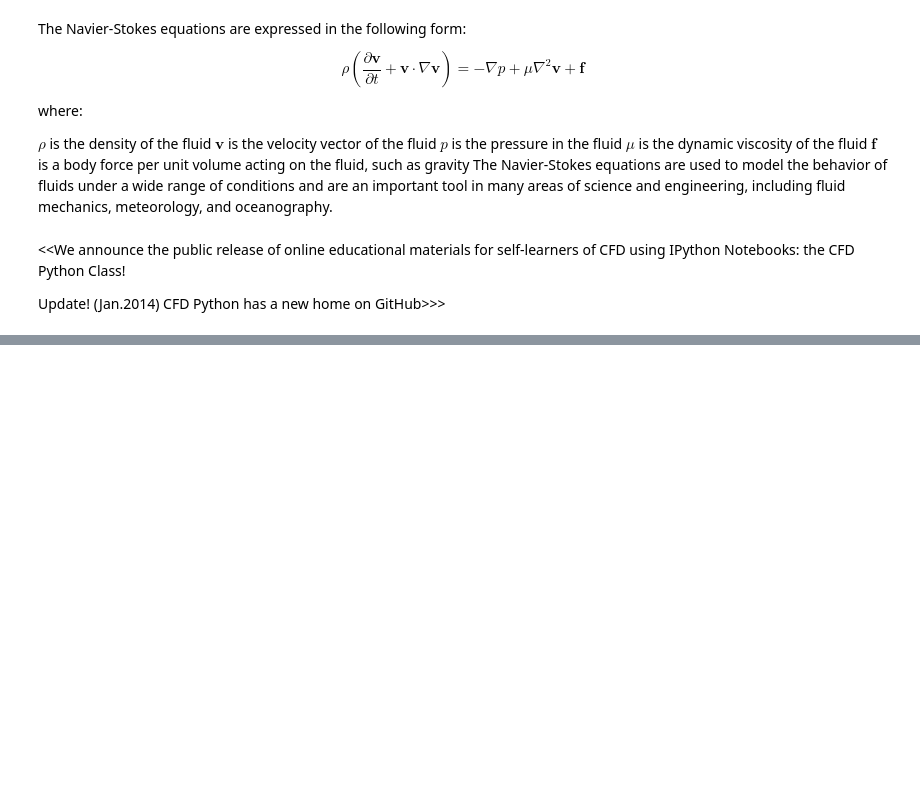
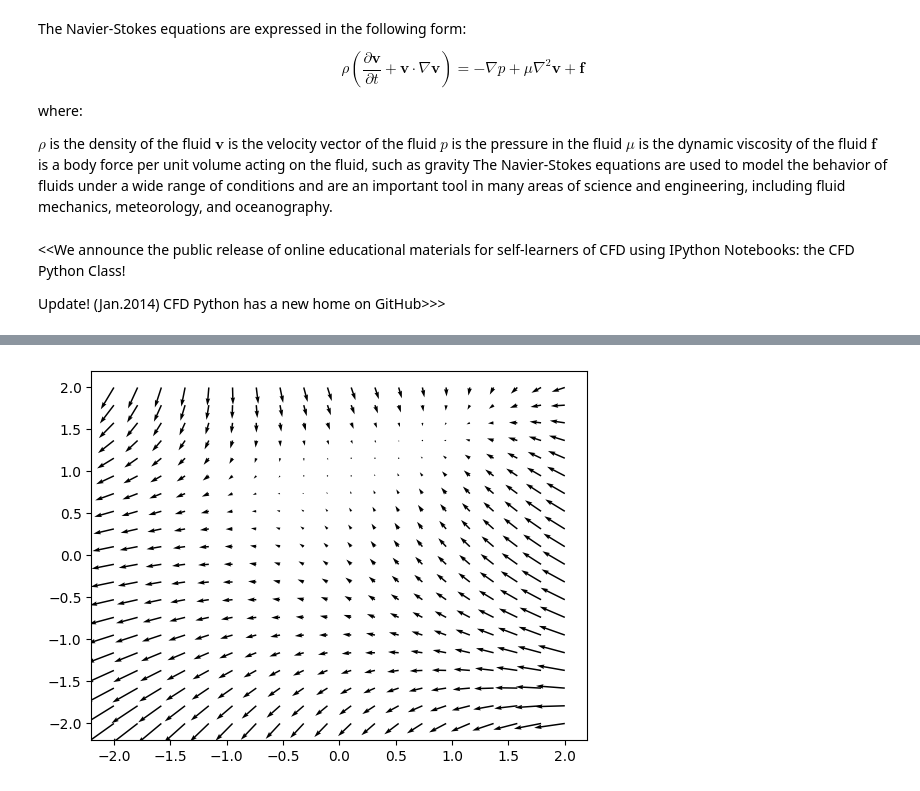
Before and after one commit to Sitraka17/Makimathics, a Jupyter notebook: NavierStokes/NS.ipynb, the cells around one changed output, grey strips where cells are left out. Saved outputs shown, nothing was run; the diff lists cells and outputs as text; code cells hidden in the pictures; blank space fills up the shorter version.

```diff
--- a/NavierStokes/NS.ipynb
+++ b/NavierStokes/NS.ipynb
@@ -25,0 +61,14 @@ SyntaxError: incomplete input (1500675398.py, line 61)
+# %%
+import numpy as np
+import matplotlib.pyplot as plt
+
+# Generate some sample data for the flow field
+X, Y = np.mgrid[-2:2:20j, -2:2:20j]
+U = -1 - X**2 + Y
+V = 1 + X - Y**2
+
+# Create the flow visualization
+plt.quiver(X, Y, U, V)
+plt.show()
+# %% [output]
+[figure, added]
```
Also changed, not shown: parts of 3 cells of this notebook.
